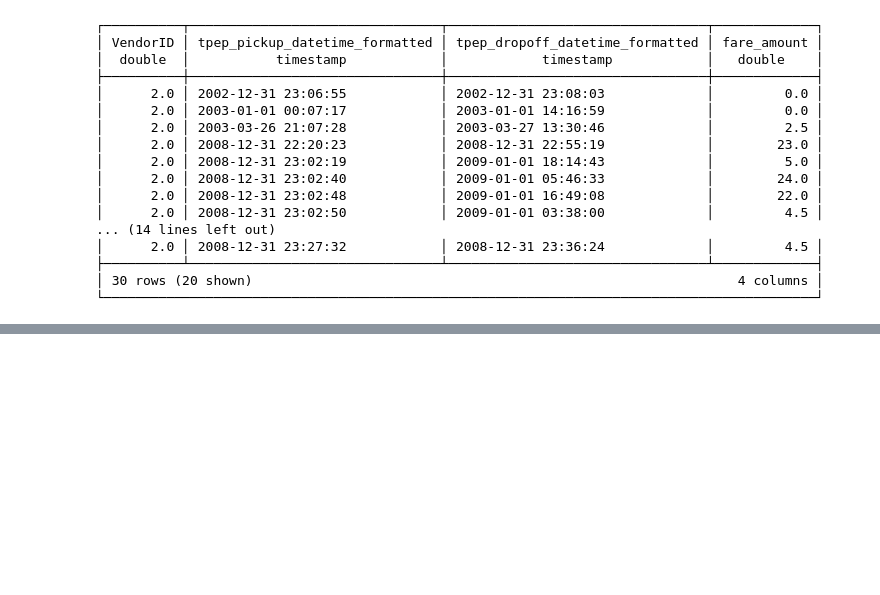
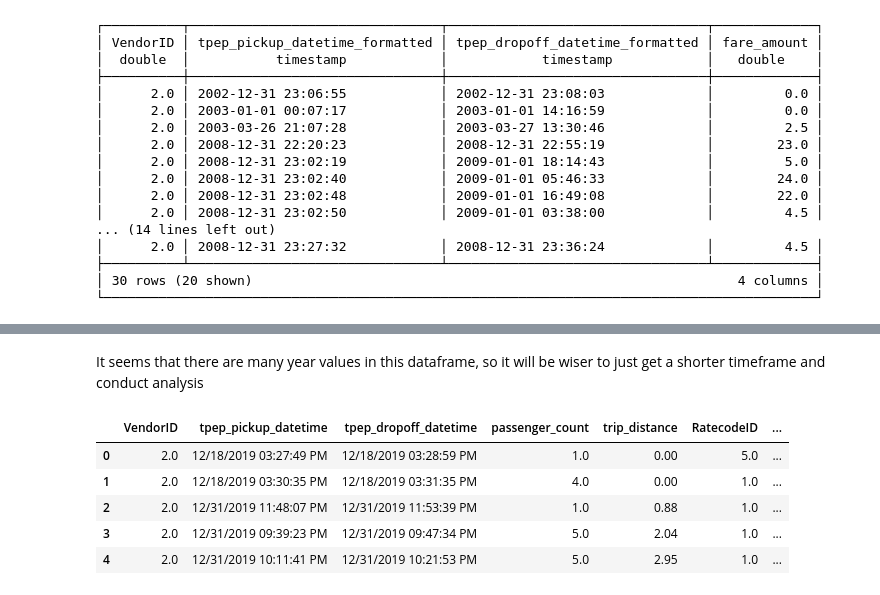
Before and after one commit to nkt1850/nyc-taxi-2020-analysis, a Jupyter notebook: NYC-yellow-taxi.ipynb, the cells around one changed output, grey strips where cells are left out. Drawn from its saved outputs; the diff is of its cells as text; code cells hidden in the pictures; blank space fills up the shorter version.

```diff
--- a/NYC-yellow-taxi.ipynb
+++ b/NYC-yellow-taxi.ipynb
@@ -181,0 +201,2 @@ duckdb.sql("select VendorID, tpep_pickup_datetime_formatted, tpep_dropoff_dateti
+# %% [markdown]
+It seems that there are many year values in this dataframe, so it will be wiser to just get a shorter timeframe and conduct analysis
@@ -181,0 +205,10 @@ duckdb.sql("select VendorID, tpep_pickup_datetime_formatted, tpep_dropoff_dateti
+# %%
+nyc_taxi_df_2019 = duckdb.sql("SELECT * FROM nyc_taxi_datamart_2019").df()
+nyc_taxi_df_2019.head()
+# %% [output]
+|  | VendorID | tpep_pickup_datetime | tpep_dropoff_datetime | passenger_count | trip_distance | RatecodeID | ... |
+| 0 | 2.0 | 12/18/2019 03:27:49 PM | 12/18/2019 03:28:59 PM | 1.0 | 0.00 | 5.0 | ... |
+| 1 | 2.0 | 12/18/2019 03:30:35 PM | 12/18/2019 03:31:35 PM | 4.0 | 0.00 | 1.0 | ... |
+| 2 | 2.0 | 12/31/2019 11:48:07 PM | 12/31/2019 11:53:39 PM | 1.0 | 0.88 | 1.0 | ... |
+| 3 | 2.0 | 12/31/2019 09:39:23 PM | 12/31/2019 09:47:34 PM | 5.0 | 2.04 | 1.0 | ... |
+| 4 | 2.0 | 12/31/2019 10:11:41 PM | 12/31/2019 10:21:53 PM | 5.0 | 2.95 | 1.0 | ... |
```
Also changed, not shown: parts of 7 cells of this notebook, 1 other file.
